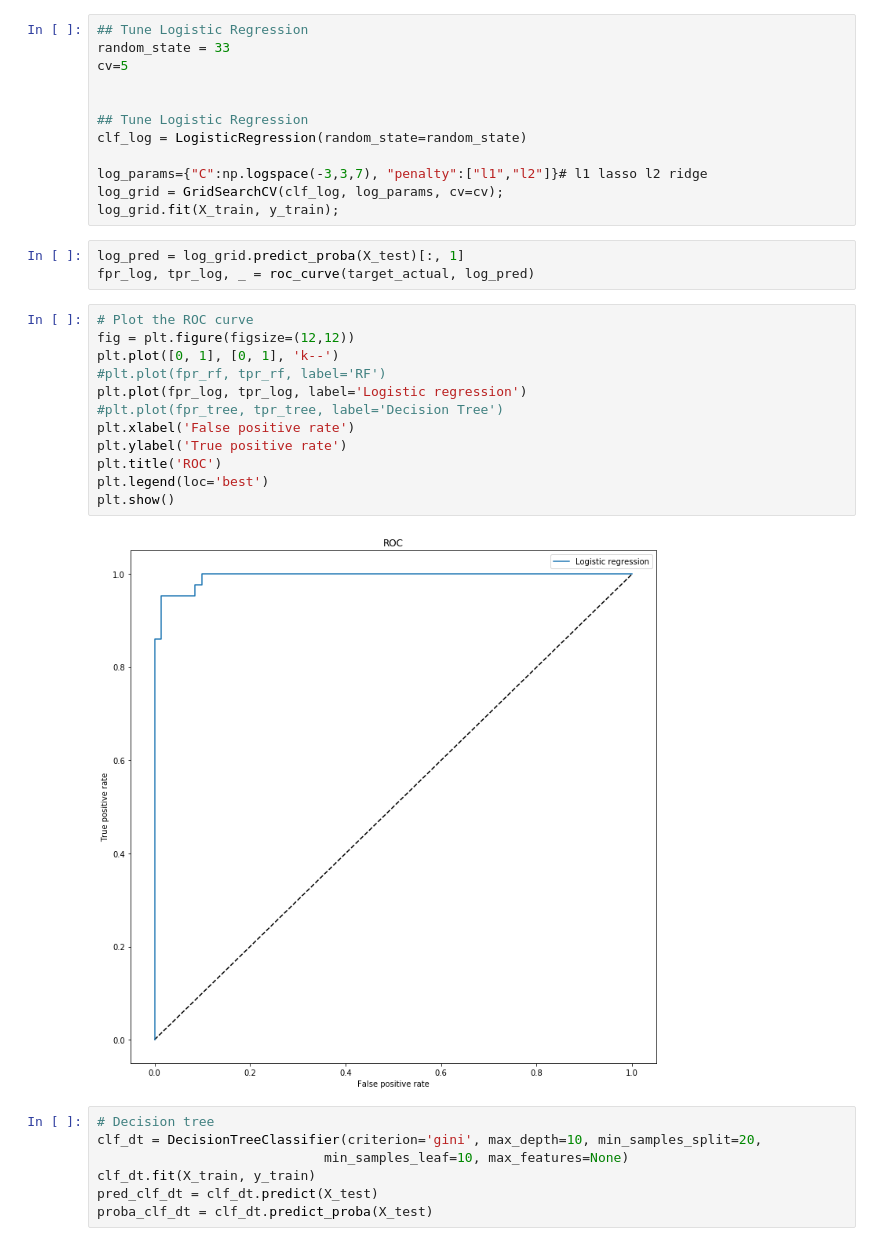
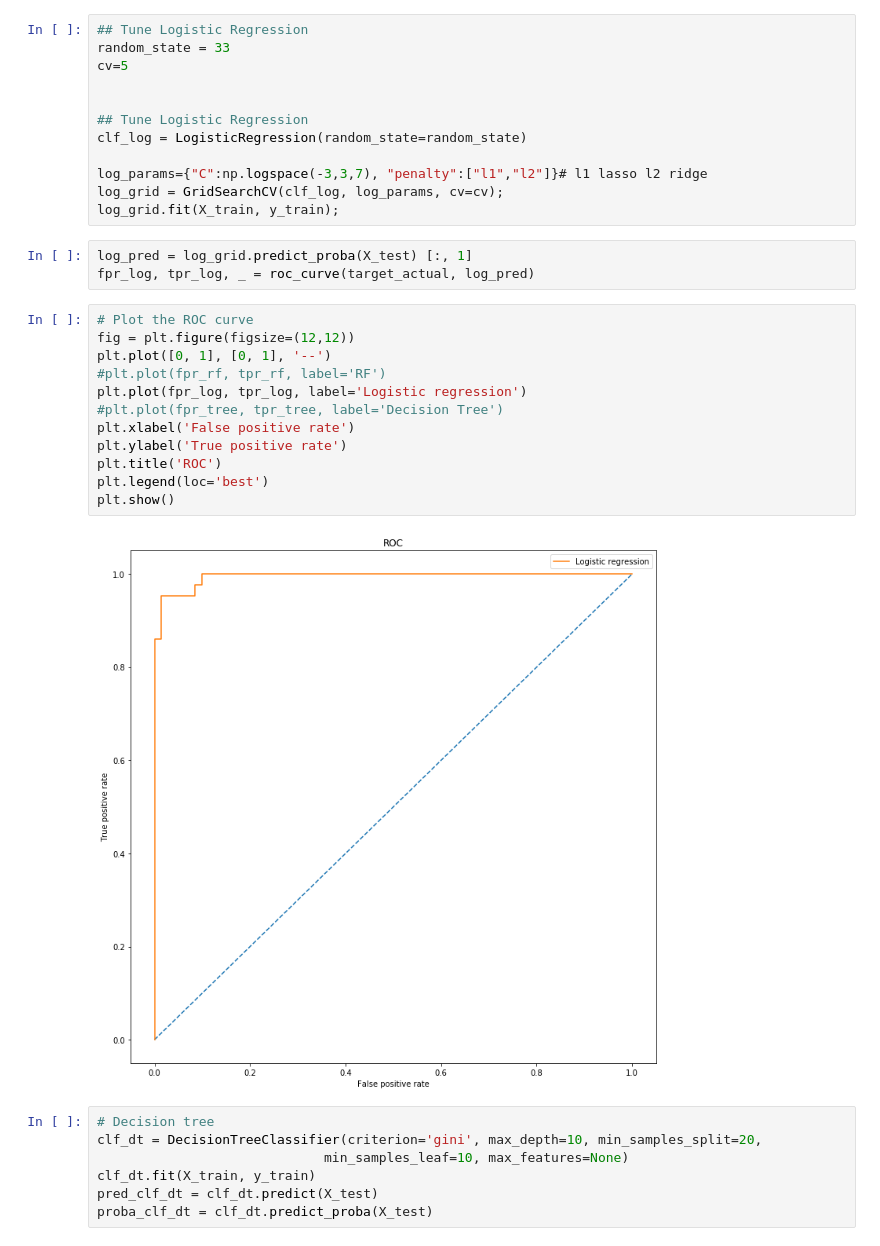
Before and after one commit to puczilka/Breast-cancer-prediction, a Jupyter notebook: notebooks/MK-1.ipynb, the cells around one changed output. Saved outputs shown, nothing was run; the diff lists cells and outputs as text.

```diff
--- a/notebooks/MK-1.ipynb
+++ b/notebooks/MK-1.ipynb
@@ -425,22 +463,22 @@ log_params={"C":np.logspace(-3,3,7), "penalty":["l1","l2"]}# l1 lasso l2 ridge
 log_grid = GridSearchCV(clf_log, log_params, cv=cv);
 log_grid.fit(X_train, y_train);
 # %%
-log_pred = log_grid.predict_proba(X_test)[:, 1]
+log_pred = log_grid.predict_proba(X_test) [:, 1]
 fpr_log, tpr_log, _ = roc_curve(target_actual, log_pred)
 # %%
 # Plot the ROC curve
 fig = plt.figure(figsize=(12,12))
-plt.plot([0, 1], [0, 1], 'k--')
+plt.plot([0, 1], [0, 1], '--')
 #plt.plot(fpr_rf, tpr_rf, label='RF')
 plt.plot(fpr_log, tpr_log, label='Logistic regression')
 #plt.plot(fpr_tree, tpr_tree, label='Decision Tree')
 plt.xlabel('False positive rate')
 plt.ylabel('True positive rate')
 plt.title('ROC')
 plt.legend(loc='best')
 plt.show()
 # %% [output]
-[figure, old version]
+[figure, new version]
 # %%
 # Decision tree
 clf_dt = DecisionTreeClassifier(criterion='gini', max_depth=10, min_samples_split=20,
```
Also changed, not shown: parts of 8 cells of this notebook.
